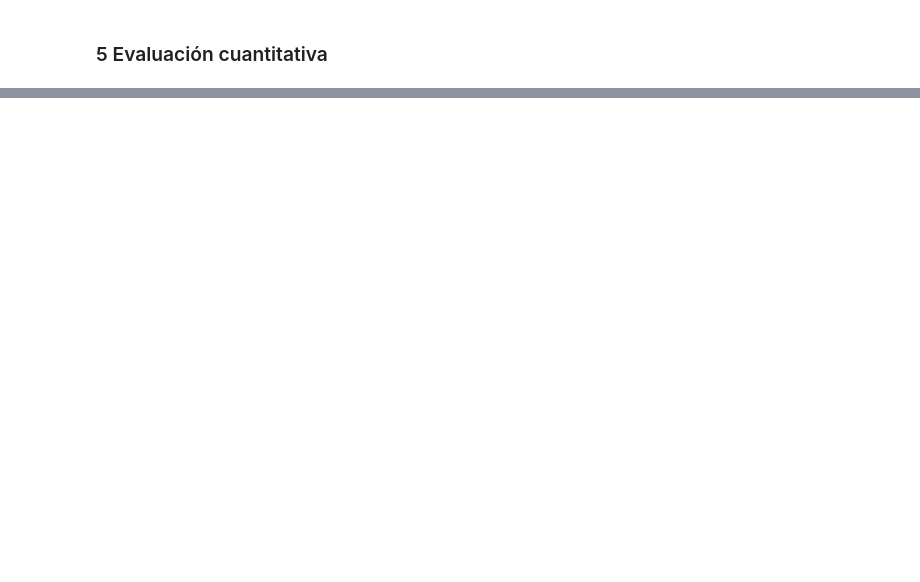
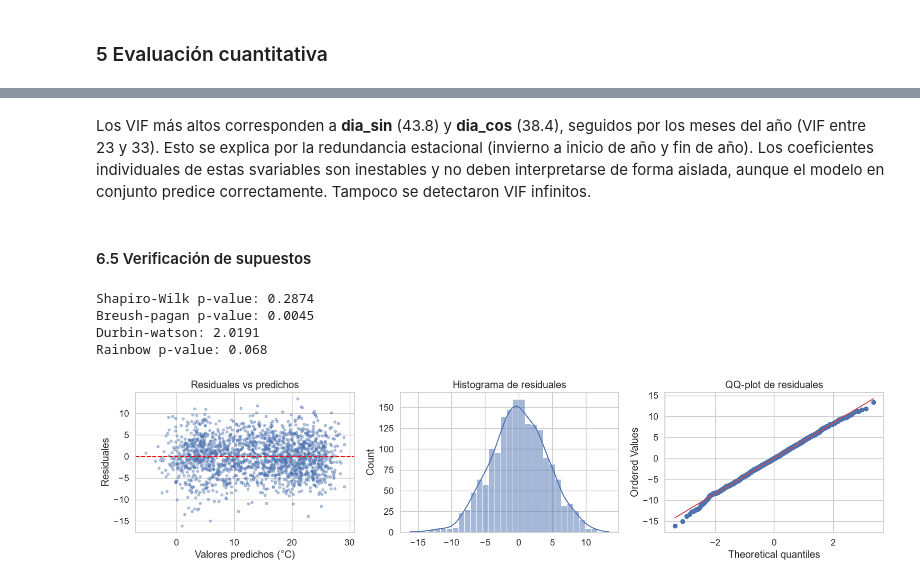
Before and after one commit to mzambranob/Fork-MaterialDeClase-ISIS-2611, a Jupyter notebook: 202620/Laboratorios/L1/laboratorio_1.ipynb, the cells around one changed output, grey strips where cells are left out. Cells and saved outputs as stored; diff of their text form; code cells hidden in the pictures; blank space fills up the shorter version.

```diff
--- a/202620/Laboratorios/L1/laboratorio_1.ipynb
+++ b/202620/Laboratorios/L1/laboratorio_1.ipynb
@@ -971,0 +1085,46 @@ A partir de la tabla comparativa se puede concluir que el modelo con codificaci
+# %% [markdown]
+Los VIF más altos corresponden a **dia_sin** (43.8) y **dia_cos** (38.4), seguidos por los meses del año (VIF entre 23 y 33). Esto se explica por la redundancia estacional (invierno a inicio de año y fin de año). Los coeficientes individuales de estas svariables son inestables y no deben interpretarse de forma aislada, aunque el modelo en conjunto predice correctamente. Tampoco se detectaron VIF infinitos.
+# %% [markdown]
+#### 6.5 Verificación de supuestos
+# %%
+#Normalidad
+_, p_shapiro = shapiro(residuales)
+print("Shapiro-Wilk p-value:", round(p_shapiro, 4))
+
+#Homocedasticidad
+Xt_const = sm.add_constant(Xt_train_df)
+_, p_bp, _, _ = het_breuschpagan(residuales, Xt_const)
+print("Breush-pagan p-value:", round(p_bp, 4))
+
+#Independencia
+dw = durbin_watson(residuales)
+print("Durbin-watson:", round(dw, 4))
+
+#Linealidad
+modelo_sm = sm.OLS(y_train, Xt_const).fit()
+_, p_rainbow = linear_rainbow(modelo_sm)
+print("Rainbow p-value:", round(p_rainbow, 4))
+# %% [output]
+Shapiro-Wilk p-value: 0.2874
+Breush-pagan p-value: 0.0045
+Durbin-watson: 2.0191
+Rainbow p-value: 0.068
+# %%
+fig, axes = plt.subplots(1, 3, figsize=(16, 4))
+
+axes[0].scatter(y_train_pred, residuales, alpha=0.4, s=12)
+axes[0].axhline(0, color="red", linestyle="--")
+axes[0].set_xlabel("Valores predichos (°C)")
+axes[0].set_ylabel("Residuales")
+axes[0].set_title("Residuales vs predichos")
+
+sns.histplot(residuales, kde=True, ax=axes[1])
+axes[1].set_title("Histograma de residuales")
+
+stats.probplot(residuales, dist="norm", plot=axes[2])
+axes[2].set_title("QQ-plot de residuales")
+
+plt.tight_layout()
+plt.show()
+# %% [output]
+[figure, added]
```
Also changed, not shown: parts of 27 cells of this notebook.
